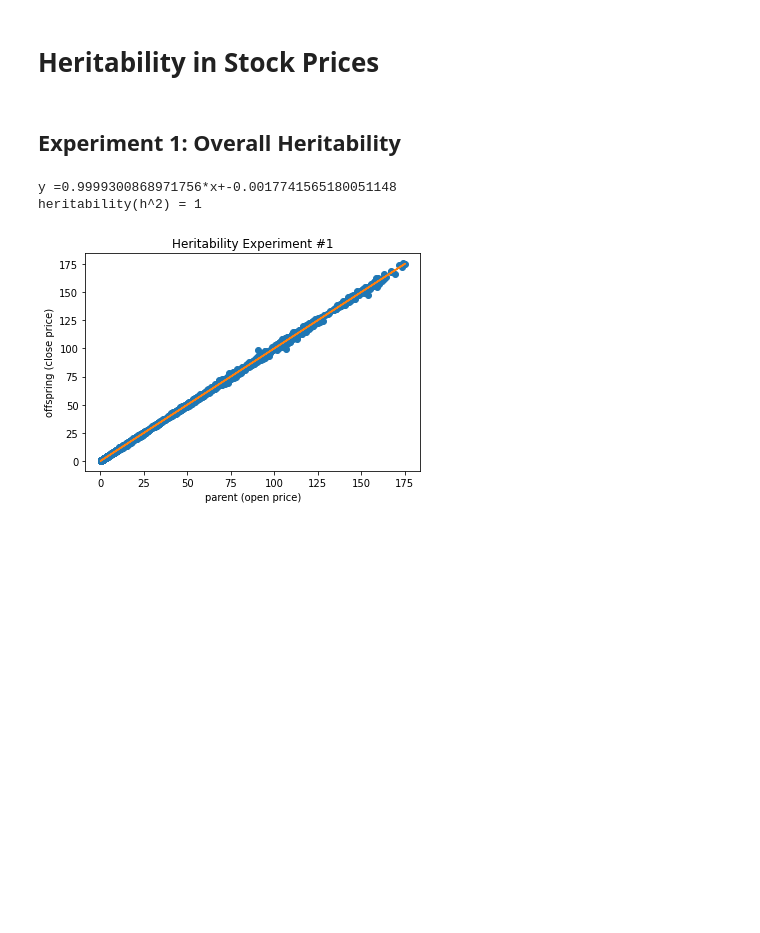
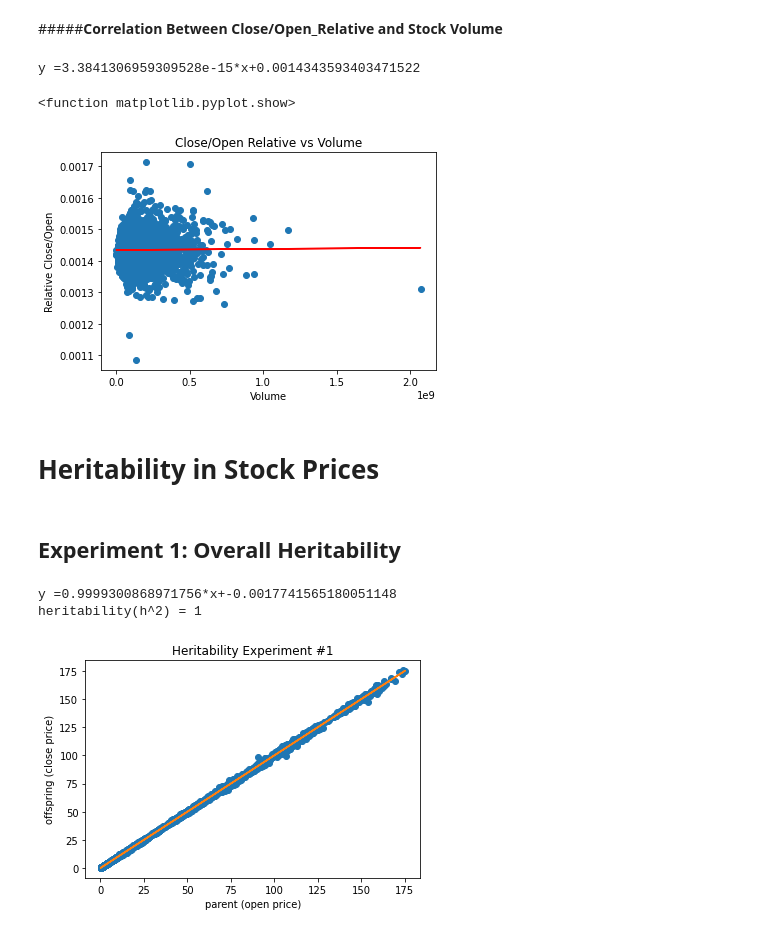
Before and after one commit to shehbeel/new-evolutionary-algorithm, a Jupyter notebook: EvolutionaryAlgorithm.ipynb, the cells around one changed output. Saved outputs shown, nothing was run; the diff lists cells and outputs as text; code cells hidden in the pictures; blank space fills up the shorter version.

```diff
--- a/EvolutionaryAlgorithm.ipynb
+++ b/EvolutionaryAlgorithm.ipynb
@@ -67,3 +112,23 @@ plt.show()
+# %% [markdown]
+#####**Correlation Between Close/Open_Relative and Stock Volume**
+# %%
+x = aapl['Volume']
+y = aapl['close/open_relative']
+m, b = np.polyfit(x, y, 1)
+
+plt.scatter(x, y)
+plt.title("Close/Open Relative vs Volume")
+plt.xlabel("Volume")
+plt.ylabel("Relative Close/Open")
+
+plt.plot(x, m*x + b, color='red')
+print("y =" + str(m) + "*x" + "+" + str(b))
+
+plt.show
+# %% [output]
+y =3.3841306959309528e-15*x+0.0014343593403471522
+<function matplotlib.pyplot.show>
+[figure, added]
 # %% [markdown]
 # **Heritability in Stock Prices**
 # %% [markdown]
```
Also changed, not shown: parts of 29 cells of this notebook.
